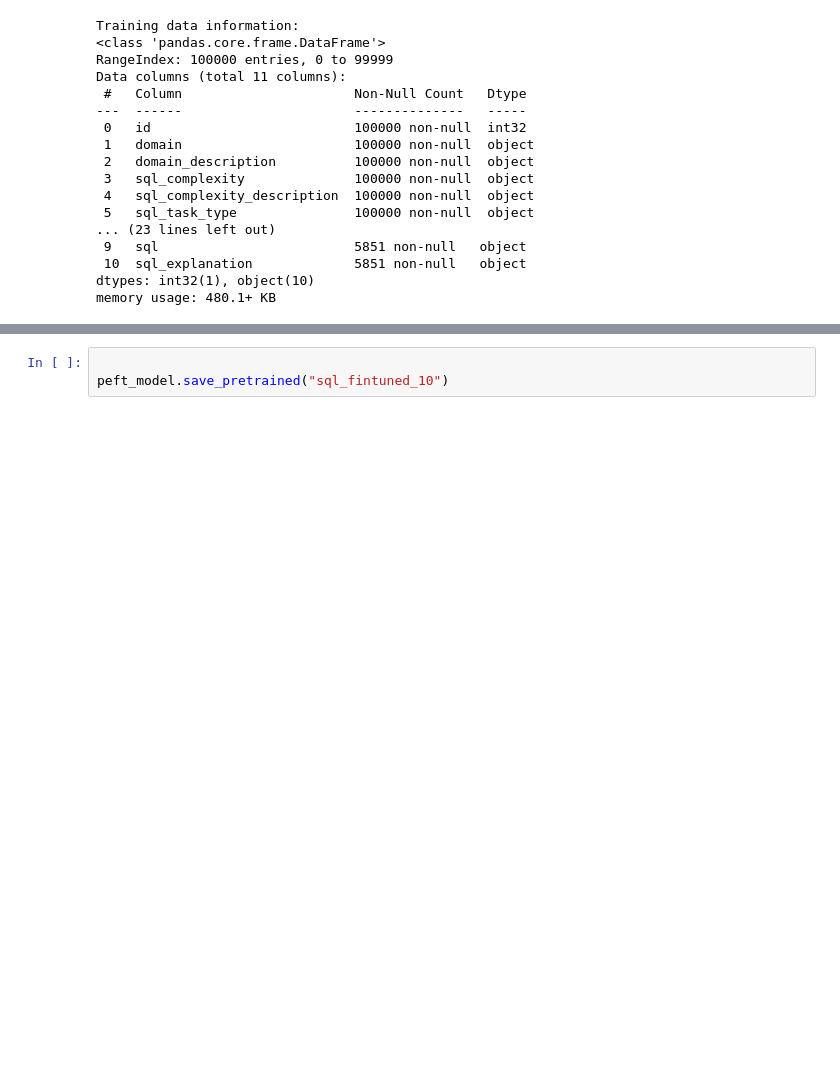
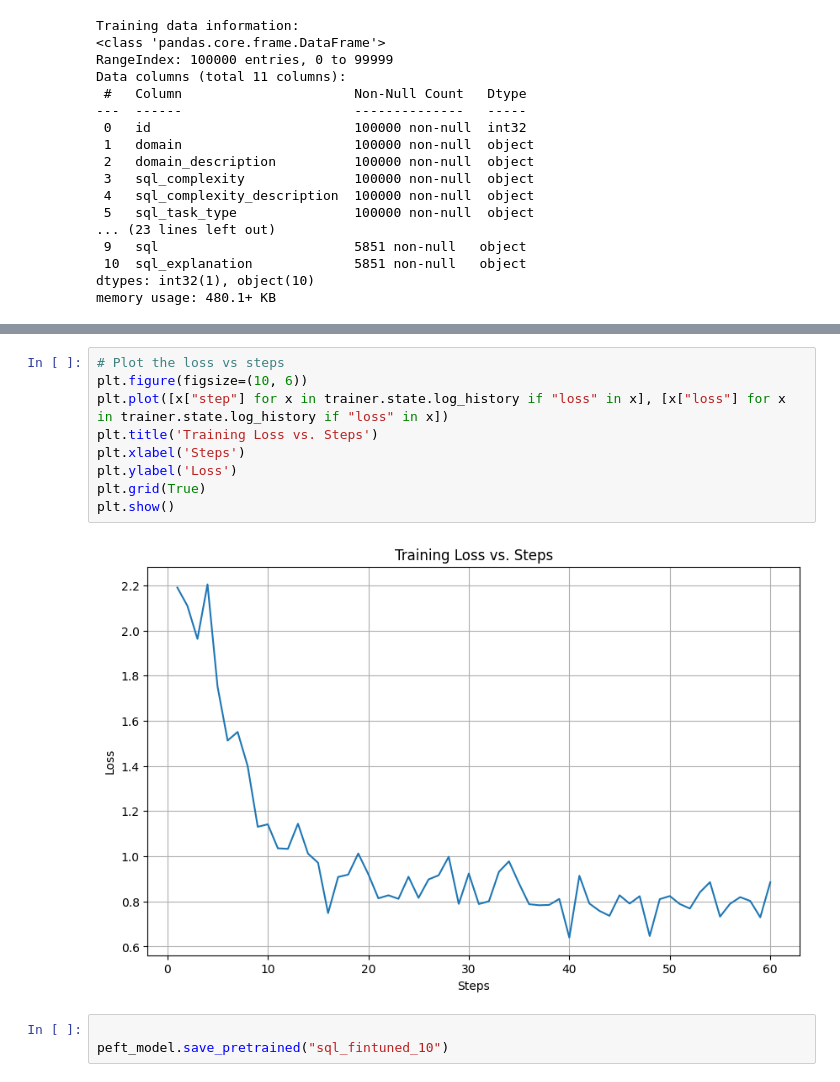
Before and after one commit to Anumalamadhu/llmproject, a Jupyter notebook: LLM_SQL_Finetuning_.ipynb, the cells around one changed output, grey strips where cells are left out. Saved outputs shown, nothing was run; the diff lists cells and outputs as text; blank space fills up the shorter version.

```diff
--- a/LLM_SQL_Finetuning_.ipynb
+++ b/LLM_SQL_Finetuning_.ipynb
@@ -380,3 +358,14 @@ O^O/ \_/ \    Batch size per device = 2 | Gradient accumulation steps = 4
+# %%
+# Plot the loss vs steps
+plt.figure(figsize=(10, 6))
+plt.plot([x["step"] for x in trainer.state.log_history if "loss" in x], [x["loss"] for x in trainer.state.log_history if "loss" in x])
+plt.title('Training Loss vs. Steps')
+plt.xlabel('Steps')
+plt.ylabel('Loss')
+plt.grid(True)
+plt.show()
+# %% [output]
+[figure, added]
 # %%
 
 peft_model.save_pretrained("sql_fintuned_10")
```
Also changed, not shown: parts of 50 cells of this notebook, 1 other file.
